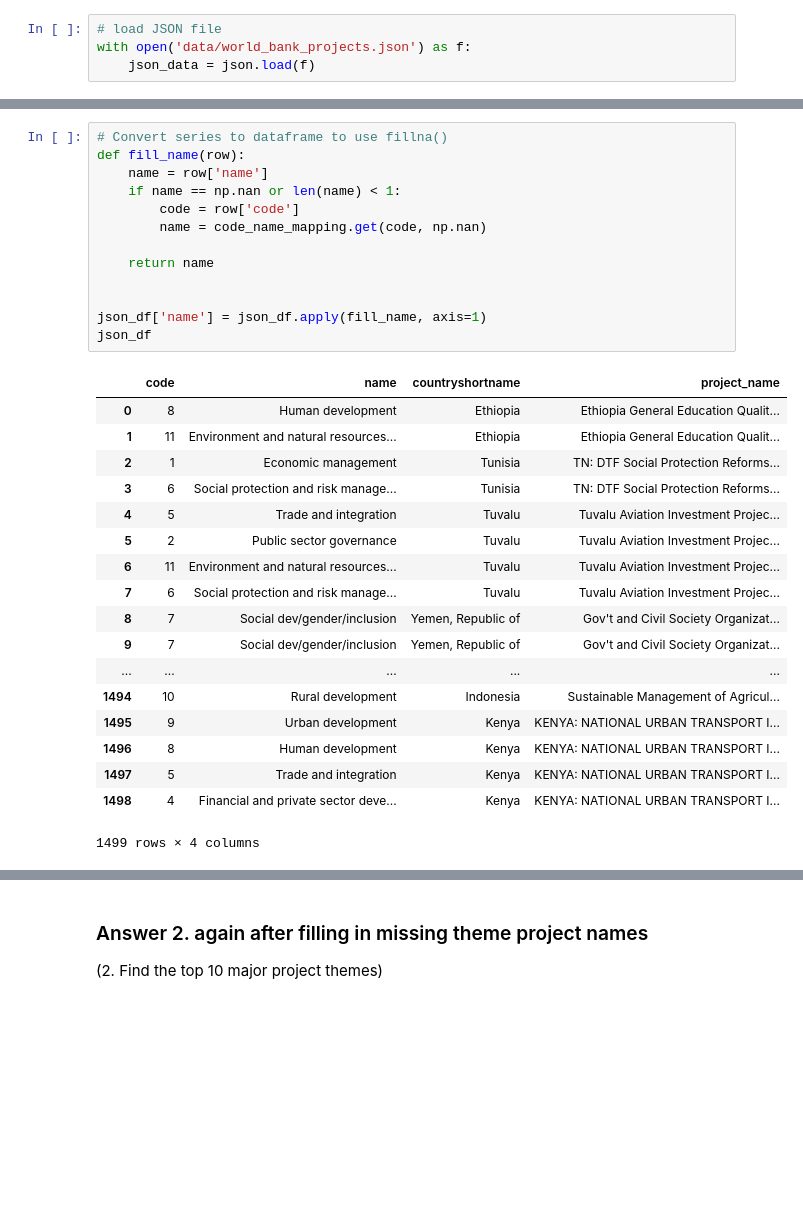
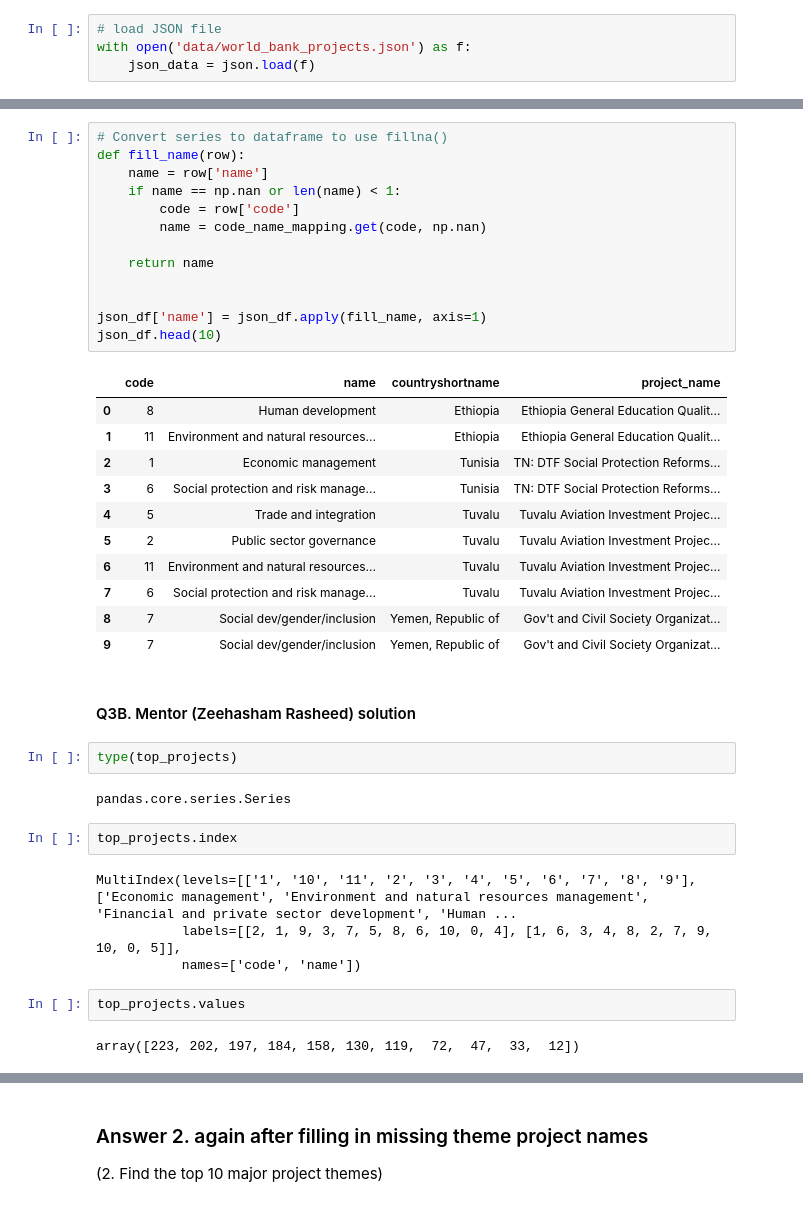
Before and after one commit to elbertsoftware/SpringboardAIC, a Jupyter notebook: mini-projects/aic-5_4_3-JSON-mini-project/Mini_Project_Wrangling_Json_Exercise.ipynb, the cells around one changed output, grey strips where cells are left out. Drawn from its saved outputs; the diff is of its cells as text; blank space fills up the shorter version.

Commit message:
Incorporated mentor solution for Q3

```diff
--- a/mini-projects/aic-5_4_3-JSON-mini-project/Mini_Project_Wrangling_Json_Exercise.ipynb
+++ b/mini-projects/aic-5_4_3-JSON-mini-project/Mini_Project_Wrangling_Json_Exercise.ipynb
@@ -220,32 +257,41 @@ code_name_mapping
 # %%
 # Convert series to dataframe to use fillna()
 def fill_name(row):
     name = row['name']
     if name == np.nan or len(name) < 1:
         code = row['code']
         name = code_name_mapping.get(code, np.nan)
 
     return name
 
 
 json_df['name'] = json_df.apply(fill_name, axis=1)
-json_df
+json_df.head(10)
 # %% [output]
 |  | code | name | countryshortname | project_name |
 | 0 | 8 | Human development | Ethiopia | Ethiopia General Education Qualit... |
 | 1 | 11 | Environment and natural resources... | Ethiopia | Ethiopia General Education Qualit... |
 | 2 | 1 | Economic management | Tunisia | TN: DTF Social Protection Reforms... |
 | 3 | 6 | Social protection and risk manage... | Tunisia | TN: DTF Social Protection Reforms... |
 | 4 | 5 | Trade and integration | Tuvalu | Tuvalu Aviation Investment Projec... |
 | 5 | 2 | Public sector governance | Tuvalu | Tuvalu Aviation Investment Projec... |
 | 6 | 11 | Environment and natural resources... | Tuvalu | Tuvalu Aviation Investment Projec... |
 | 7 | 6 | Social protection and risk manage... | Tuvalu | Tuvalu Aviation Investment Projec... |
 | 8 | 7 | Social dev/gender/inclusion | Yemen, Republic of | Gov't and Civil Society Organizat... |
 | 9 | 7 | Social dev/gender/inclusion | Yemen, Republic of | Gov't and Civil Society Organizat... |
-| ... | ... | ... | ... | ... |
-| 1494 | 10 | Rural development | Indonesia | Sustainable Management of Agricul... |
-| 1495 | 9 | Urban development | Kenya | KENYA: NATIONAL URBAN TRANSPORT I... |
-| 1496 | 8 | Human development | Kenya | KENYA: NATIONAL URBAN TRANSPORT I... |
-| 1497 | 5 | Trade and integration | Kenya | KENYA: NATIONAL URBAN TRANSPORT I... |
-| 1498 | 4 | Financial and private sector deve... | Kenya | KENYA: NATIONAL URBAN TRANSPORT I... |
-1499 rows × 4 columns
+# %% [markdown]
+#### Q3B. Mentor (Zeehasham Rasheed) solution
+# %%
+type(top_projects)
+# %% [output]
+pandas.core.series.Series
+# %%
+top_projects.index
+# %% [output]
+MultiIndex(levels=[['1', '10', '11', '2', '3', '4', '5', '6', '7', '8', '9'], ['Economic management', 'Environment and natural resources management', 'Financial and private sector development', 'Human ...
+           labels=[[2, 1, 9, 3, 7, 5, 8, 6, 10, 0, 4], [1, 6, 3, 4, 8, 2, 7, 9, 10, 0, 5]],
+           names=['code', 'name'])
+# %%
+top_projects.values
+# %% [output]
+array([223, 202, 197, 184, 158, 130, 119,  72,  47,  33,  12])
```
Also changed, not shown: parts of 23 cells of this notebook, 2 other files.
